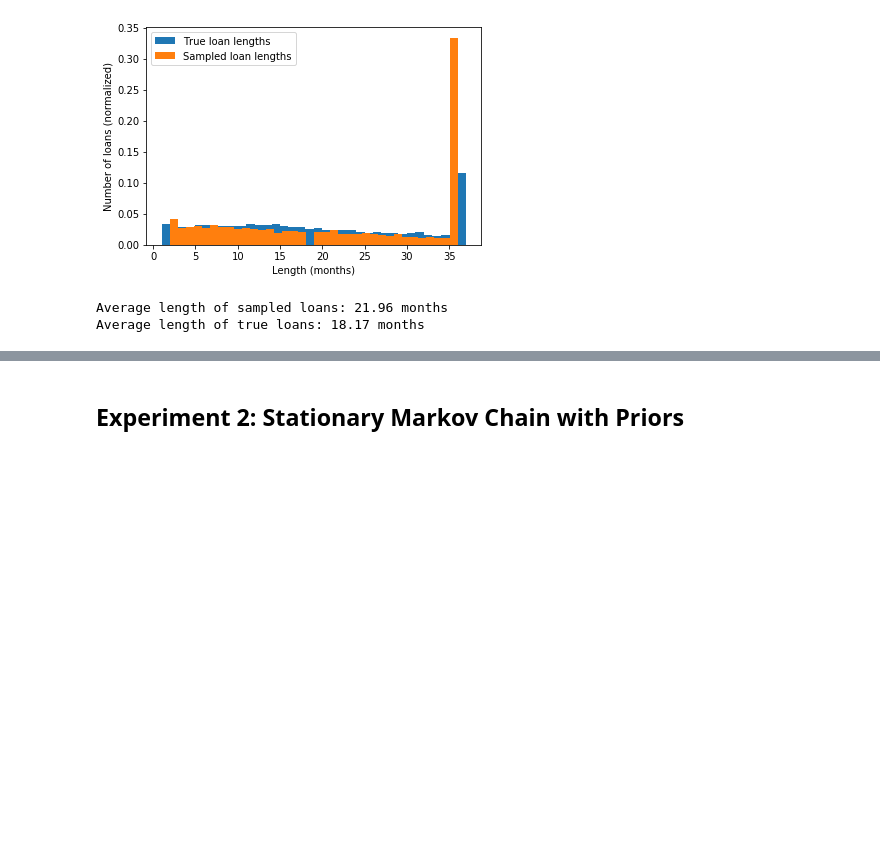
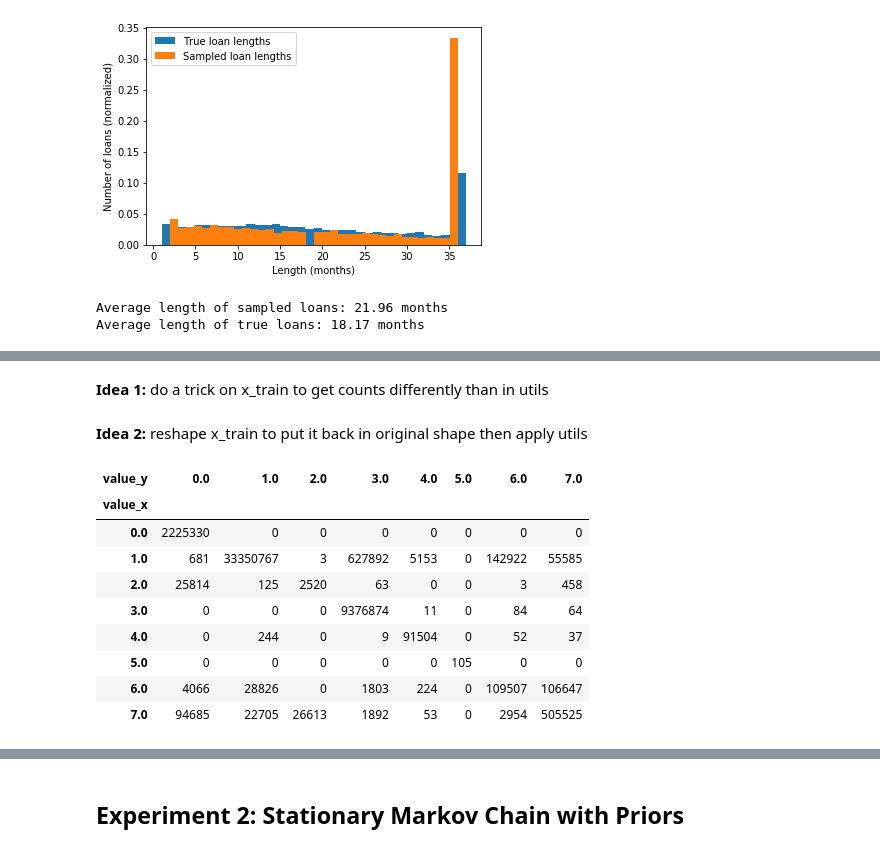
Before and after one commit to basilvetas/lending-club-analysis, a Jupyter notebook: final-project/final-notebook.ipynb, the cells around one changed output, grey strips where cells are left out. Cells and saved outputs as stored; diff of their text form; code cells hidden in the pictures; blank space fills up the shorter version.

```diff
--- a/final-project/final-notebook.ipynb
+++ b/final-project/final-notebook.ipynb
@@ -215,0 +293,2 @@ Average length of true loans: 18.17 months
+# %% [markdown]
+**Idea 1:** do a trick on x_train to get counts differently than in utils
@@ -215,0 +297,24 @@ Average length of true loans: 18.17 months
+# %% [markdown]
+**Idea 2:** reshape x_train to put it back in original shape then apply utils
+# %%
+x_train_pivoted = x_train.T.melt().reset_index()
+# %%
+x_train_pivoted['previous_index'] = x_train_pivoted.index - 1
+# %%
+new_transitions =  pd.merge(x_train_pivoted, x_train_pivoted,
+                        left_on=['id', 'index'], right_on=['id', 'previous_index'])
+# %%
+new_transition_matrix = pd.crosstab(new_transitions['value_x'], new_transitions['value_y'])
+# %%
+new_transition_matrix
+# %% [output]
+| value_y | 0.0 | 1.0 | 2.0 | 3.0 | 4.0 | 5.0 | 6.0 | 7.0 |
+| value_x |  |  |  |  |  |  |  |  |
+| 0.0 | 2225330 | 0 | 0 | 0 | 0 | 0 | 0 | 0 |
+| 1.0 | 681 | 33350767 | 3 | 627892 | 5153 | 0 | 142922 | 55585 |
+| 2.0 | 25814 | 125 | 2520 | 63 | 0 | 0 | 3 | 458 |
+| 3.0 | 0 | 0 | 0 | 9376874 | 11 | 0 | 84 | 64 |
+| 4.0 | 0 | 244 | 0 | 9 | 91504 | 0 | 52 | 37 |
+| 5.0 | 0 | 0 | 0 | 0 | 0 | 105 | 0 | 0 |
+| 6.0 | 4066 | 28826 | 0 | 1803 | 224 | 0 | 109507 | 106647 |
+| 7.0 | 94685 | 22705 | 26613 | 1892 | 53 | 0 | 2954 | 505525 |
```
Also changed, not shown: parts of 28 cells of this notebook, 1 other file.
